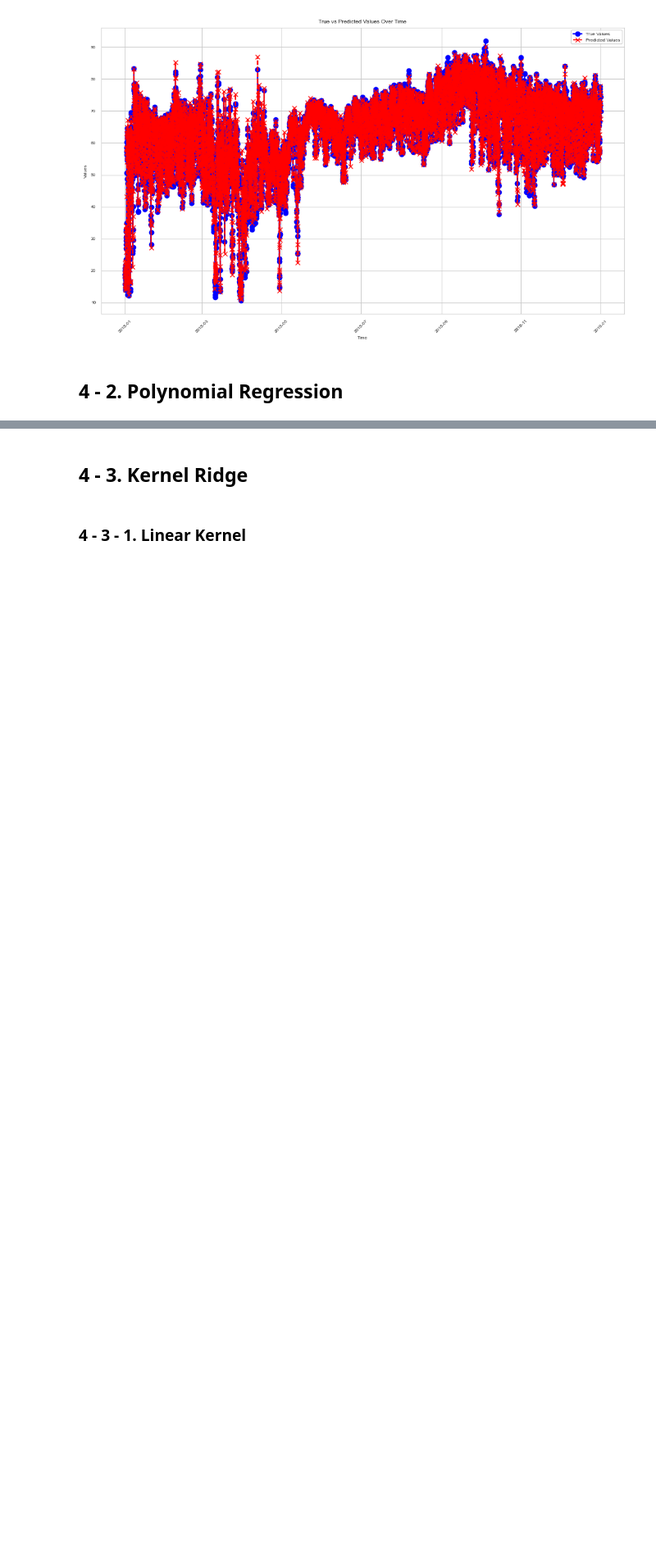
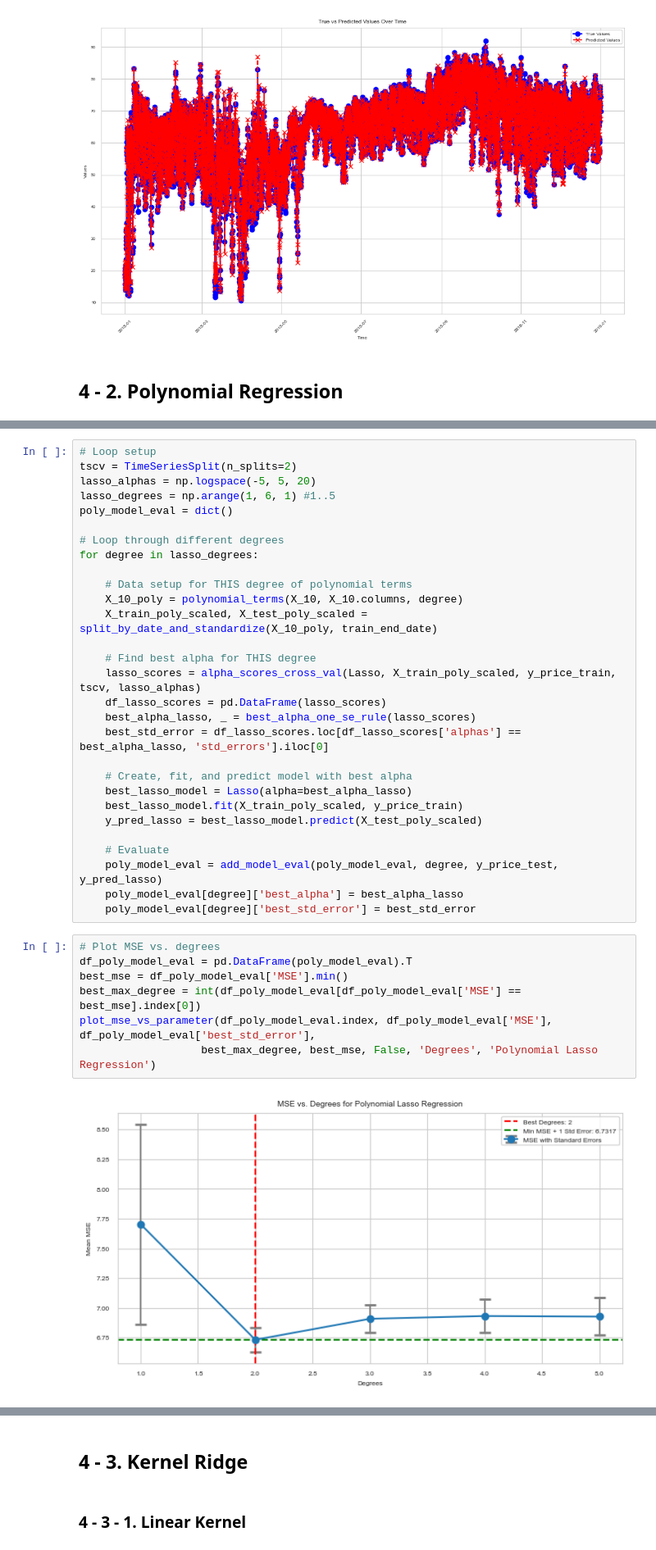
Before and after one commit to MDS-Mountain-Club/MDS_ML_Project, a Jupyter notebook: Group Write-Up (Mountain Club).ipynb, the cells around one changed output, grey strips where cells are left out. Shown at 82% size. Saved outputs shown, nothing was run; the diff lists cells and outputs as text; blank space fills up the shorter version.

```diff
--- a/Group Write-Up (Mountain Club).ipynb
+++ b/Group Write-Up (Mountain Club).ipynb
@@ -331,0 +359,38 @@ plot_true_pred(X_test, y_pred_lasso, y_price_test)
+# %%
+# Loop setup
+tscv = TimeSeriesSplit(n_splits=2)
+lasso_alphas = np.logspace(-5, 5, 20)
+lasso_degrees = np.arange(1, 6, 1) #1..5
+poly_model_eval = dict()
+
+# Loop through different degrees
+for degree in lasso_degrees:
+
+    # Data setup for THIS degree of polynomial terms
+    X_10_poly = polynomial_terms(X_10, X_10.columns, degree)
+    X_train_poly_scaled, X_test_poly_scaled = split_by_date_and_standardize(X_10_poly, train_end_date)
+
+    # Find best alpha for THIS degree
+    lasso_scores = alpha_scores_cross_val(Lasso, X_train_poly_scaled, y_price_train, tscv, lasso_alphas)
+    df_lasso_scores = pd.DataFrame(lasso_scores)
+    best_alpha_lasso, _ = best_alpha_one_se_rule(lasso_scores)
+    best_std_error = df_lasso_scores.loc[df_lasso_scores['alphas'] == best_alpha_lasso, 'std_errors'].iloc[0]
+
+    # Create, fit, and predict model with best alpha
+    best_lasso_model = Lasso(alpha=best_alpha_lasso)
+    best_lasso_model.fit(X_train_poly_scaled, y_price_train)
+    y_pred_lasso = best_lasso_model.predict(X_test_poly_scaled)
+
+    # Evaluate
+    poly_model_eval = add_model_eval(poly_model_eval, degree, y_price_test, y_pred_lasso)
+    poly_model_eval[degree]['best_alpha'] = best_alpha_lasso
+    poly_model_eval[degree]['best_std_error'] = best_std_error
+# %%
+# Plot MSE vs. degrees
+df_poly_model_eval = pd.DataFrame(poly_model_eval).T
+best_mse = df_poly_model_eval['MSE'].min()
+best_max_degree = int(df_poly_model_eval[df_poly_model_eval['MSE'] == best_mse].index[0])
+plot_mse_vs_parameter(df_poly_model_eval.index, df_poly_model_eval['MSE'], df_poly_model_eval['best_std_error'],
+                   best_max_degree, best_mse, False, 'Degrees', 'Polynomial Lasso Regression')
+# %% [output]
+[figure, added]
```
Also changed, not shown: parts of 31 cells of this notebook, 1 other file.
